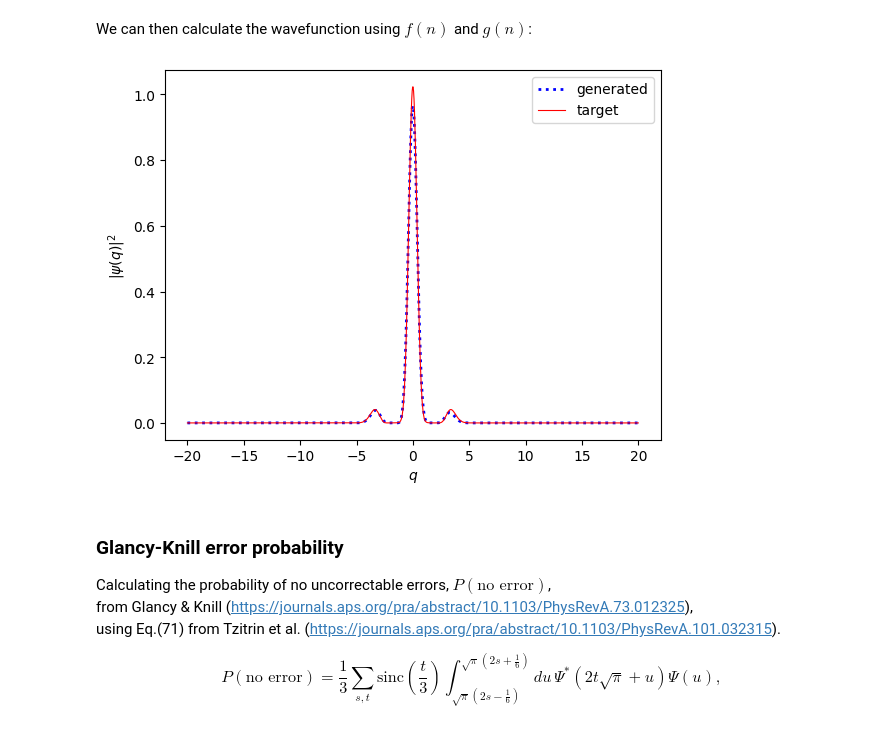
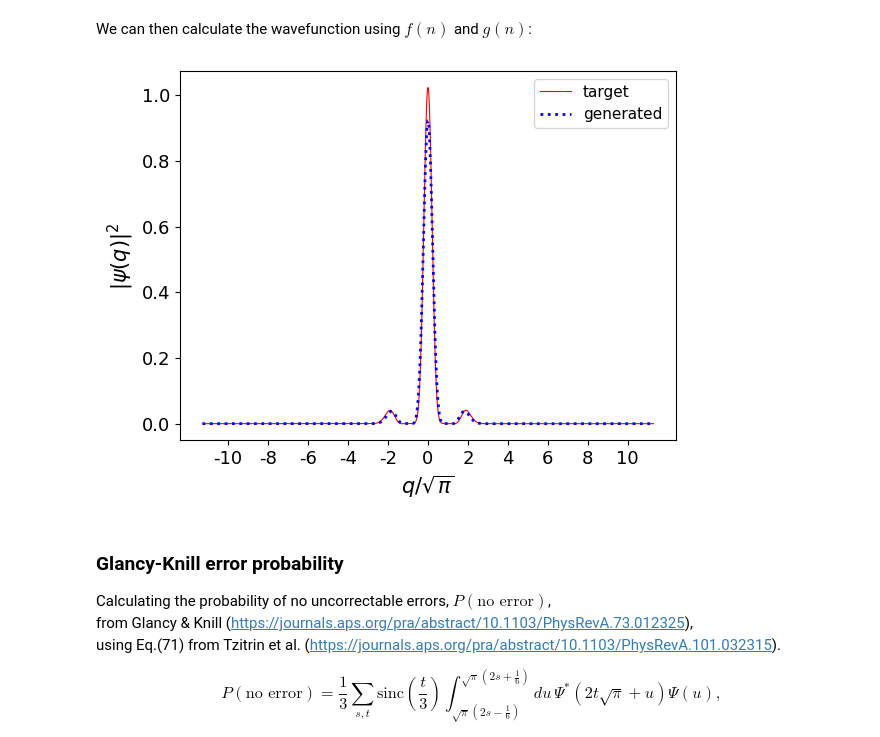
Before and after one commit to sherryblair/GKP-states-from-vacuum, a Jupyter notebook: GKP states from vacuum.ipynb, the cells around one changed output. Saved outputs shown, nothing was run; the diff lists cells and outputs as text; code cells hidden in the pictures.

Commit message:
plot units of sqrt pi

```diff
--- a/GKP states from vacuum.ipynb
+++ b/GKP states from vacuum.ipynb
@@ -292,17 +293,39 @@ def wavefunction(q, ket):
 # %%
 # Plot probability distribution of generated and target GKP states
 
-qlim=20 # q-axis goes from -qlim to +qlim
-genGKPwf=wavefunction(q=np.linspace(-qlim,qlim,1000), ket=generated_GKP)
-targetGKPwf=wavefunction(q=np.linspace(-qlim,qlim,1000), ket=target_GKP)
-plt.plot(np.linspace(-qlim,qlim,1000),np.real(genGKPwf*genGKPwf.conj()),label='generated',linestyle='dotted',color='b',linewidth=2)
-plt.plot(np.linspace(-qlim,qlim,1000),np.real(targetGKPwf*targetGKPwf.conj()),label='target',color='r',linewidth=0.8)
-plt.legend()
-plt.ylabel("$|\psi(q)|^2$")
-plt.xlabel("$q$");
-#plt.savefig('ProbDists.png', bbox_inches='tight')
+# Define sqrt(pi)
+sqrt_pi = np.sqrt(np.pi)
+
+# x values in q
+q_vals = np.linspace(-20, 20, 1000)
+
+# Convert to units of q / sqrt(pi)
+x_units = q_vals / sqrt_pi
+
+# Generate wavefunctions
+genGKPwf = wavefunction(q=q_vals, ket=generated_GKP)
+targetGKPwf = wavefunction(q=q_vals, ket=target_GKP)
+
+# Plot using transformed x-axis
+plt.plot(x_units, np.abs(targetGKPwf)**2, label='target', color='r', linewidth=0.8)
+plt.plot(x_units, np.abs(genGKPwf)**2, label='generated', linestyle='dotted', color='b', linewidth=2)
+
+# Axis labels and legend
+plt.legend(fontsize=11)
+plt.ylabel(r"$|\psi(q)|^2$", fontsize=15)
+plt.xlabel(r"$q/\sqrt{\pi}$", fontsize=15)
+plt.tick_params(labelsize=13)
+
+# Only show ticks from -10 to 10
+ax = plt.gca()
+tick_range = np.arange(-10, 11, 2)  # From -10 to 10 inclusive
+ax.set_xticks(tick_range)
+ax.xaxis.set_major_formatter(FuncFormatter(lambda x, pos: f"{int(x)}"))
+
+#plt.savefig('ProbDists.pdf', bbox_inches='tight')
+plt.show()
 # %% [output]
-[figure, old version]
+[figure, new version]
 # %% [markdown]
 ### Glancy-Knill error probability
 
```
Also changed, not shown: parts of 4 cells of this notebook.
